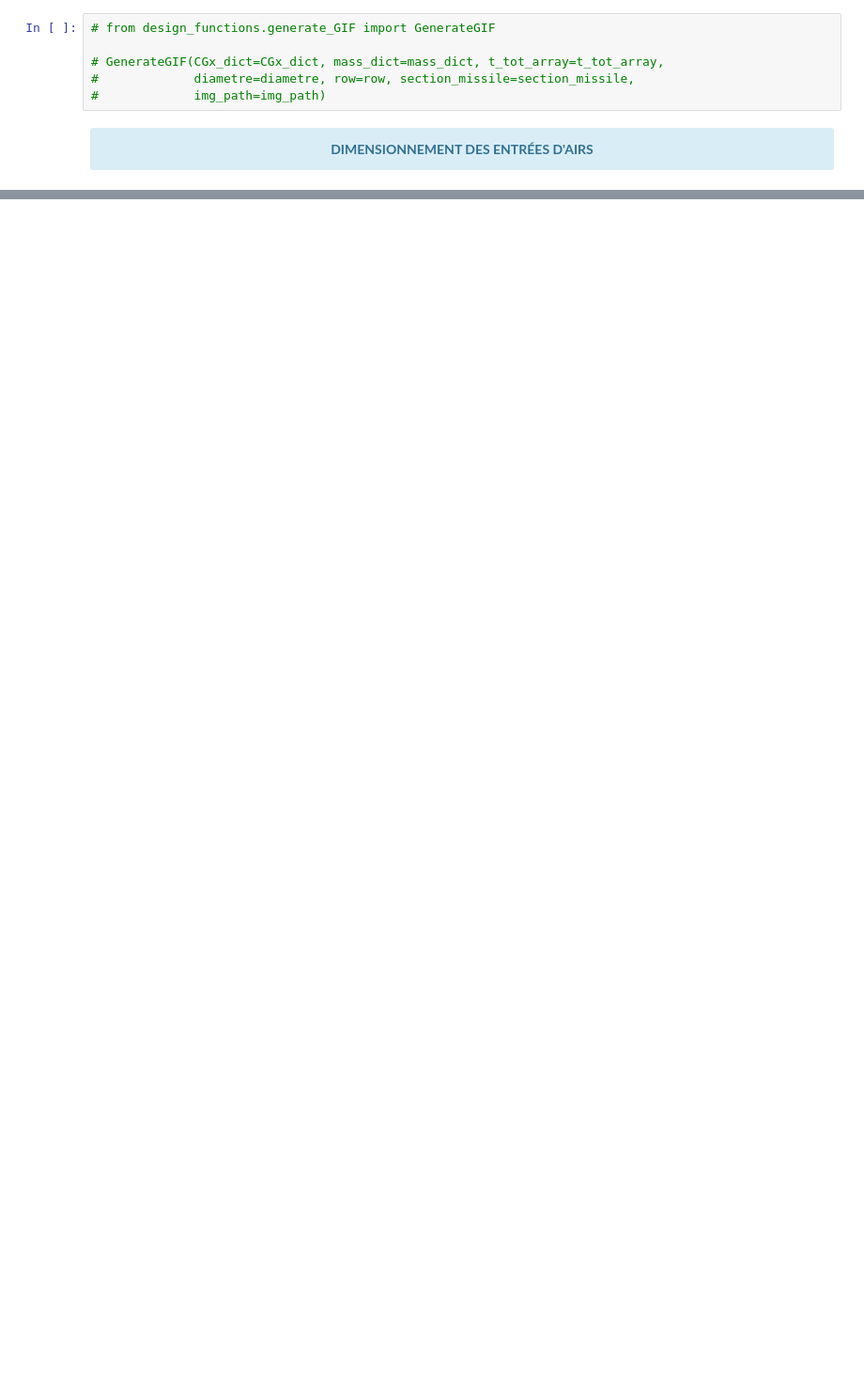
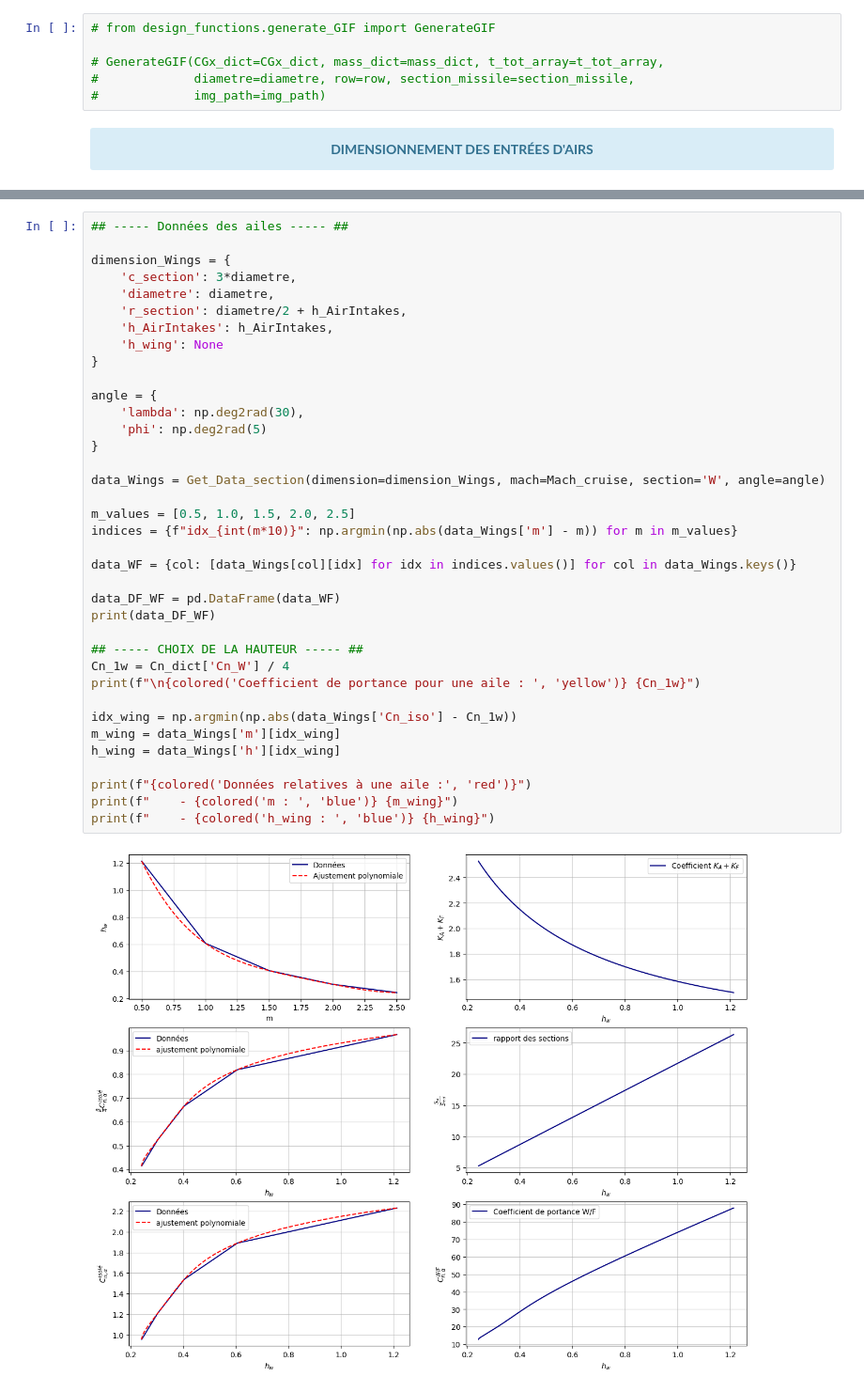
Before and after one commit to Pierre-1107/ConceptionMissile, a Jupyter notebook: src/main_misisle.ipynb, the cells around one changed output, grey strips where cells are left out. Shown at 94% size. Drawn from its saved outputs; the diff is of its cells as text; blank space fills up the shorter version.

```diff
--- a/src/main_misisle.ipynb
+++ b/src/main_misisle.ipynb
@@ -349,0 +360,39 @@ axes.legend(loc="upper left")
+# %%
+## ----- Données des ailes ----- ##
+
+dimension_Wings = {
+    'c_section': 3*diametre,
+    'diametre': diametre,
+    'r_section': diametre/2 + h_AirIntakes,
+    'h_AirIntakes': h_AirIntakes,
+    'h_wing': None
+}
+
+angle = {
+    'lambda': np.deg2rad(30),
+    'phi': np.deg2rad(5)
+}
+
+data_Wings = Get_Data_section(dimension=dimension_Wings, mach=Mach_cruise, section='W', angle=angle)
+
+m_values = [0.5, 1.0, 1.5, 2.0, 2.5]
+indices = {f"idx_{int(m*10)}": np.argmin(np.abs(data_Wings['m'] - m)) for m in m_values}
+
+data_WF = {col: [data_Wings[col][idx] for idx in indices.values()] for col in data_Wings.keys()}
+
+data_DF_WF = pd.DataFrame(data_WF)
+print(data_DF_WF)
+
+## ----- CHOIX DE LA HAUTEUR ----- ##
+Cn_1w = Cn_dict['Cn_W'] / 4
+print(f"\n{colored('Coefficient de portance pour une aile : ', 'yellow')} {Cn_1w}")
+
+idx_wing = np.argmin(np.abs(data_Wings['Cn_iso'] - Cn_1w))
+m_wing = data_Wings['m'][idx_wing]
+h_wing = data_Wings['h'][idx_wing]
+
+print(f"{colored('Données relatives à une aile :', 'red')}")
+print(f"    - {colored('m : ', 'blue')} {m_wing}")
+print(f"    - {colored('h_wing : ', 'blue')} {h_wing}")
+# %% [output]
+[figure, added]
```
Also changed, not shown: parts of 13 cells of this notebook, 12 other files.
